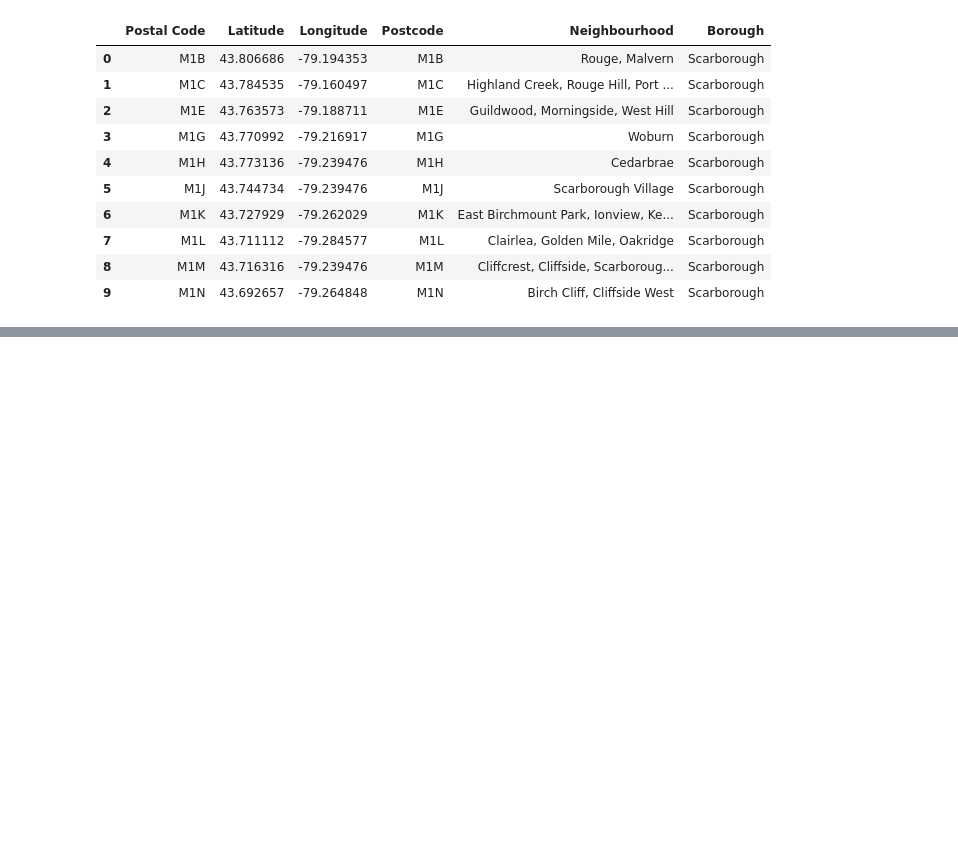
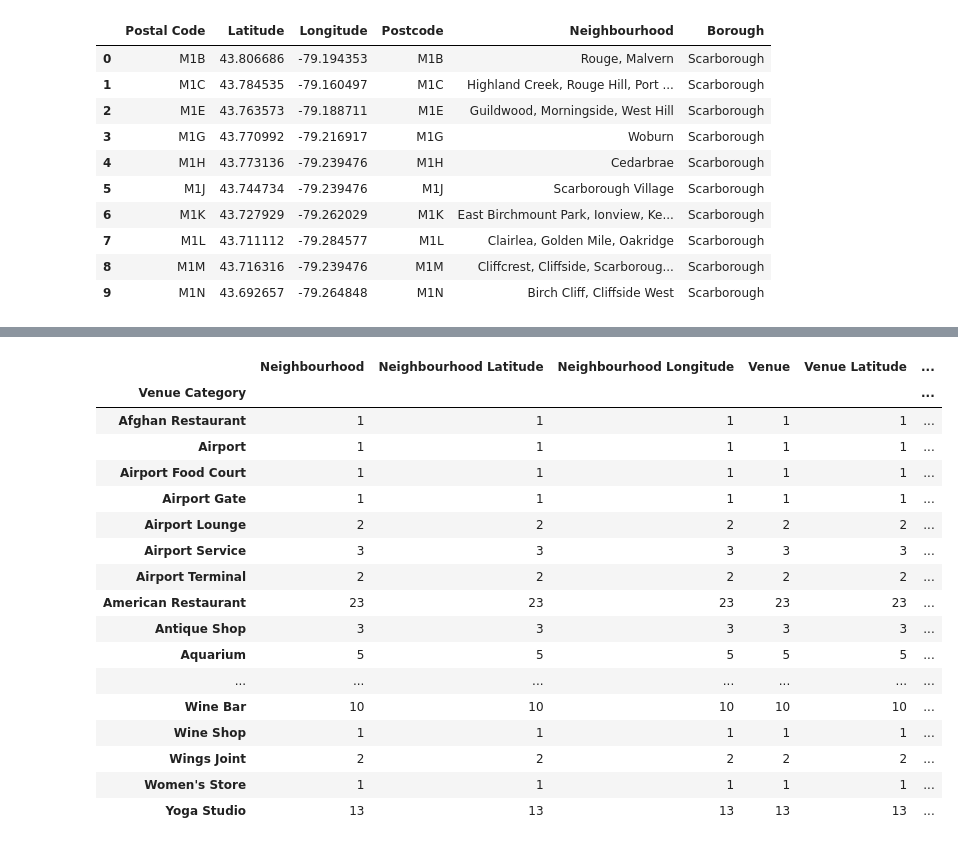
Before and after one commit to nimratkaurriar/toronto-neighbourhood, a Jupyter notebook: neighbourhood toronto.ipynb, the cells around one changed output, grey strips where cells are left out. Cells and saved outputs as stored; diff of their text form; code cells hidden in the pictures; blank space fills up the shorter version.

```diff
--- a/neighbourhood toronto.ipynb
+++ b/neighbourhood toronto.ipynb
@@ -89,0 +318,21 @@ dfinal.head(10)
+# %%
+Toronto_venues.groupby('Venue Category').count()
+# %% [output]
+|  | Neighbourhood | Neighbourhood Latitude | Neighbourhood Longitude | Venue | Venue Latitude | ... |
+| Venue Category |  |  |  |  |  | ... |
+| Afghan Restaurant | 1 | 1 | 1 | 1 | 1 | ... |
+| Airport | 1 | 1 | 1 | 1 | 1 | ... |
+| Airport Food Court | 1 | 1 | 1 | 1 | 1 | ... |
+| Airport Gate | 1 | 1 | 1 | 1 | 1 | ... |
+| Airport Lounge | 2 | 2 | 2 | 2 | 2 | ... |
+| Airport Service | 3 | 3 | 3 | 3 | 3 | ... |
+| Airport Terminal | 2 | 2 | 2 | 2 | 2 | ... |
+| American Restaurant | 23 | 23 | 23 | 23 | 23 | ... |
+| Antique Shop | 3 | 3 | 3 | 3 | 3 | ... |
+| Aquarium | 5 | 5 | 5 | 5 | 5 | ... |
+| ... | ... | ... | ... | ... | ... | ... |
+| Wine Bar | 10 | 10 | 10 | 10 | 10 | ... |
+| Wine Shop | 1 | 1 | 1 | 1 | 1 | ... |
+| Wings Joint | 2 | 2 | 2 | 2 | 2 | ... |
+| Women's Store | 1 | 1 | 1 | 1 | 1 | ... |
+| Yoga Studio | 13 | 13 | 13 | 13 | 13 | ... |
```
Also changed, not shown: parts of 31 cells of this notebook.
